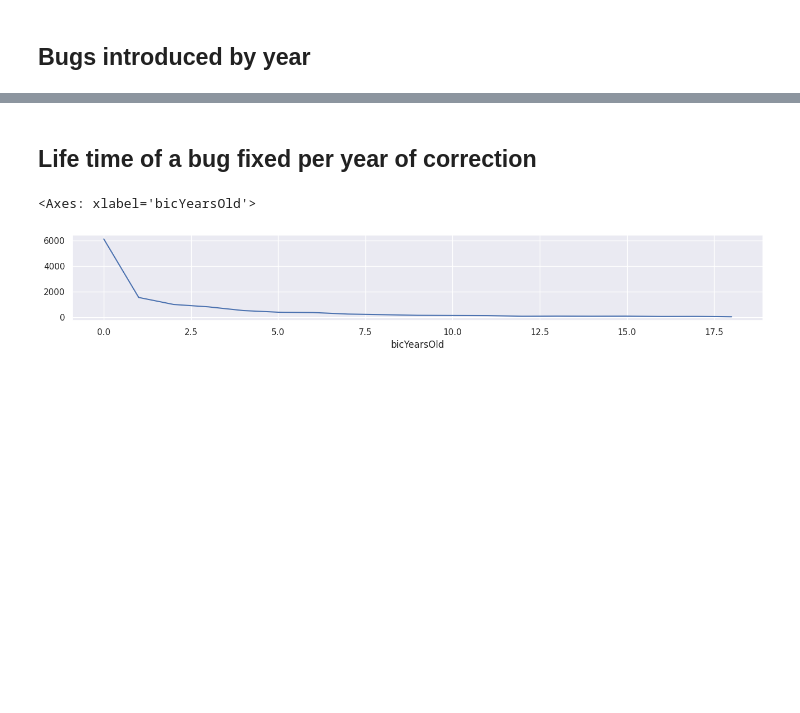
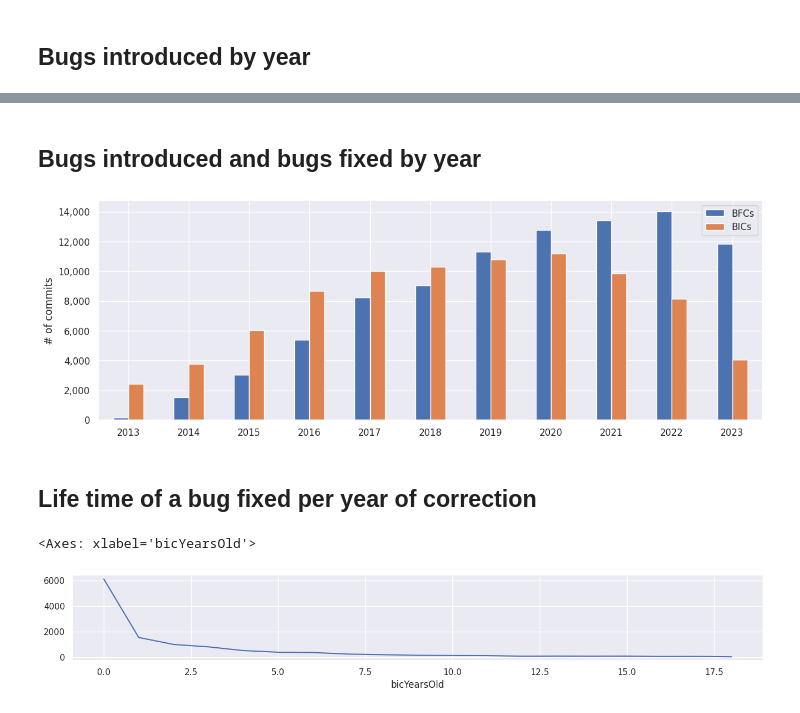
Before and after one commit to codeurjc/LinuxCommitsDataset, a Jupyter notebook: notebooks/BFC-BIC_LinksAnalysis.ipynb, the cells around one changed output, grey strips where cells are left out. Drawn from its saved outputs; the diff is of its cells as text; code cells hidden in the pictures; blank space fills up the shorter version.

```diff
--- a/notebooks/BFC-BIC_LinksAnalysis.ipynb
+++ b/notebooks/BFC-BIC_LinksAnalysis.ipynb
@@ -95,3 +97,18 @@ plt.xlabel("Year");
+# %% [markdown]
+## Bugs introduced and bugs fixed by year
+# %%
+fig, axs = plt.subplots(figsize=(12, 4), layout="constrained")
+g1 = df.groupby([df["bfc_date"].dt.year])[['bfc_date']].count()
+g2 = df.groupby([df["bic_date"].dt.year])[['bic_date']].count()
+df_combined = pd.concat([g1, g2], axis=1, keys=('BFCs','BICs'), join='inner')
+axs.yaxis.set_major_formatter(mpl.ticker.StrMethodFormatter('{x:,.0f}'))
+df_combined.plot(kind='bar', rot=0, ax=axs)
+axs.legend(["BFCs", "BICs"]);
+plt.ylabel("# of commits")
+plt.xlabel("")
+plt.savefig('BFC_BIC_perYear.pdf');
+# %% [output]
+[figure, added]
 # %% [markdown]
 ## Life time of a bug fixed per year of correction
 # %%
```
Also changed, not shown: parts of 15 cells of this notebook, 4 other files.
